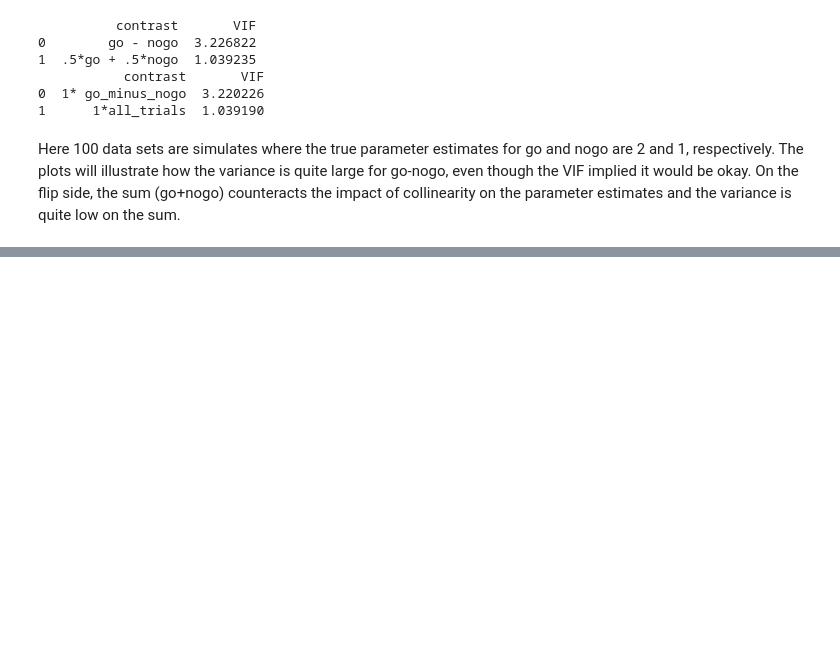
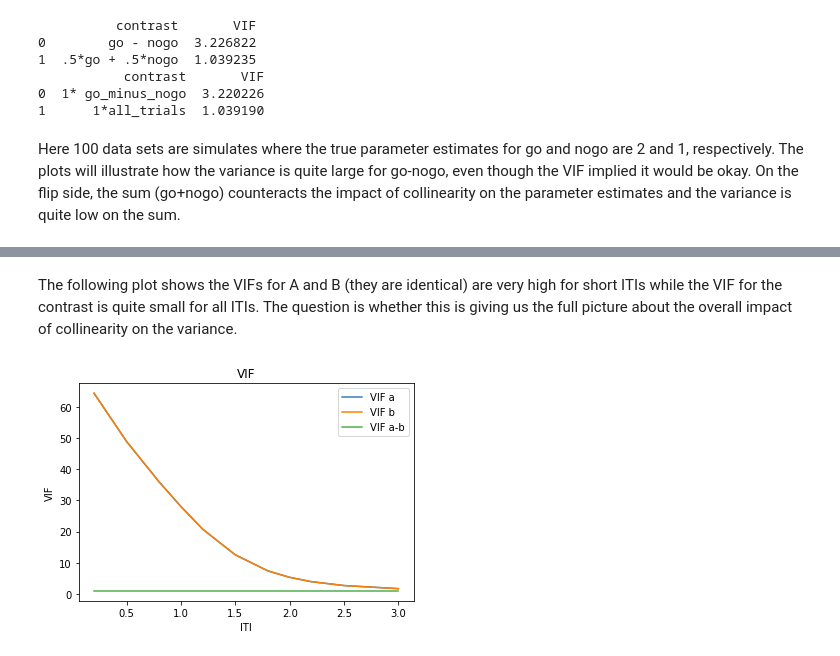
Before and after one commit to jmumford/DesignAnalysisCode, a Jupyter notebook: fmri_regressors.ipynb, the cells around one changed output, grey strips where cells are left out. Saved outputs shown, nothing was run; the diff lists cells and outputs as text; code cells hidden in the pictures; blank space fills up the shorter version.

```diff
--- a/fmri_regressors.ipynb
+++ b/fmri_regressors.ipynb
@@ -641,0 +716,35 @@ plt.show()
+# %%
+ntrials = 30
+ntr = 500
+iti_vec = [.2, .5, .8, 1, 1.2, 1.5, 1.8, 2, 2.2, 2.5, 3]
+
+vif_reg0 = []
+vif_reg1 = []
+vif_reg_diff = []
+eff_reg0 = []
+eff_reg1 = []
+eff_reg_diff = []
+std_reg_mod = []
+
+for iti in iti_vec:
+    vif_out, eff_out, std_reg_mod_loop = make_des(ntrials, iti, ntr)
+    vif_reg0.append(vif_out['VIF'][0])
+    vif_reg1.append(vif_out['VIF'][1])
+    vif_reg_diff.append(vif_out['VIF'][2])
+    eff_reg0.append(eff_out[0])
+    eff_reg1.append(eff_out[1])
+    eff_reg_diff.append(eff_out[2])
+    std_reg_mod.append(std_reg_mod_loop)
+# %% [markdown]
+The following plot shows the VIFs for A and B (they are identical) are very high for short ITIs while the VIF for the contrast is quite small for all ITIs.  The question is whether this is giving us the full picture about the overall impact of collinearity on the variance.
+# %%
+plt.plot(iti_vec, vif_reg0, label='VIF a')
+plt.plot(iti_vec, vif_reg1, label='VIF b')
+plt.plot(iti_vec, vif_reg_diff, label='VIF a-b')
+plt.legend()
+plt.xlabel('ITI')
+plt.ylabel('VIF')
+plt.title('VIF')
+plt.show()
+# %% [output]
+[figure, added]
```
Also changed, not shown: parts of 14 cells of this notebook.
